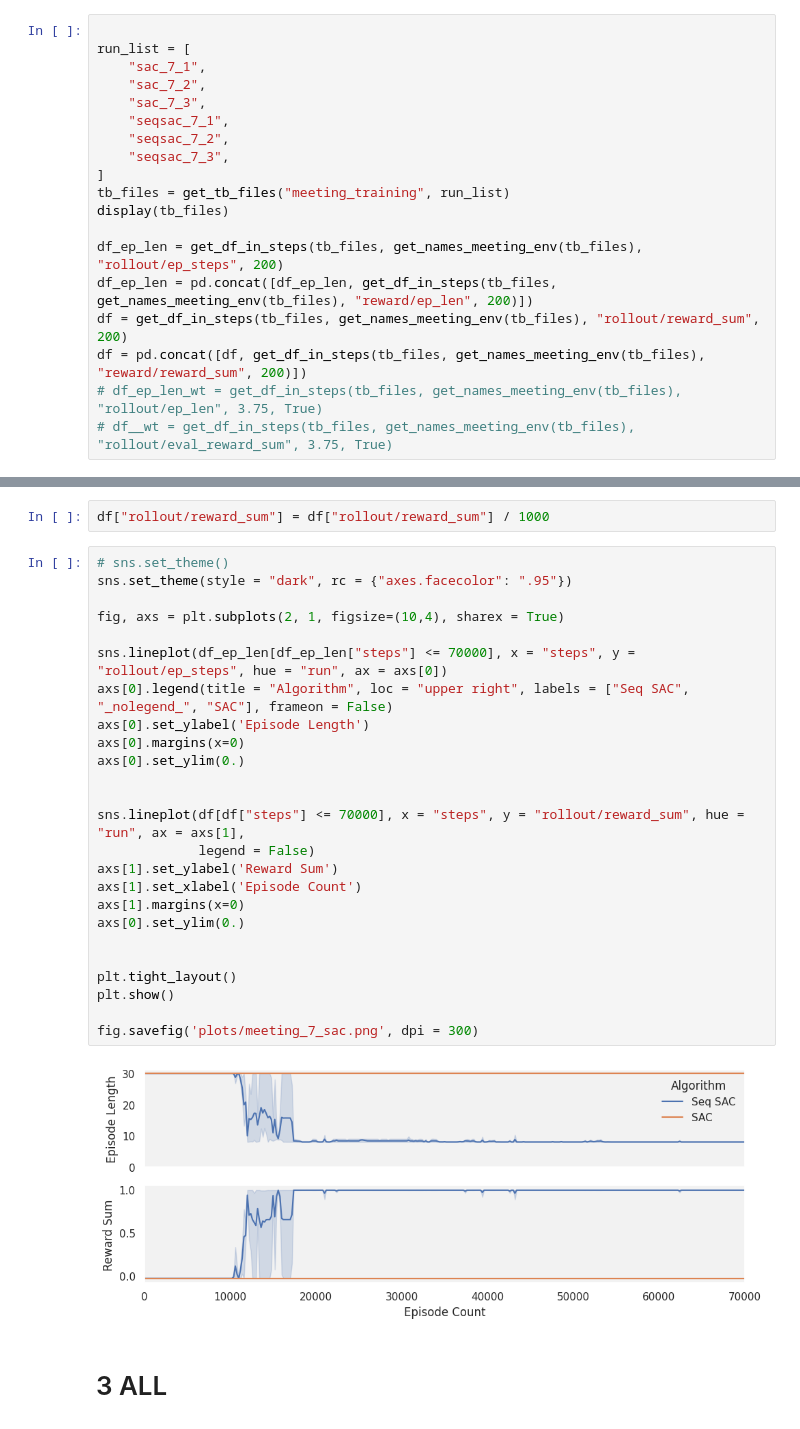
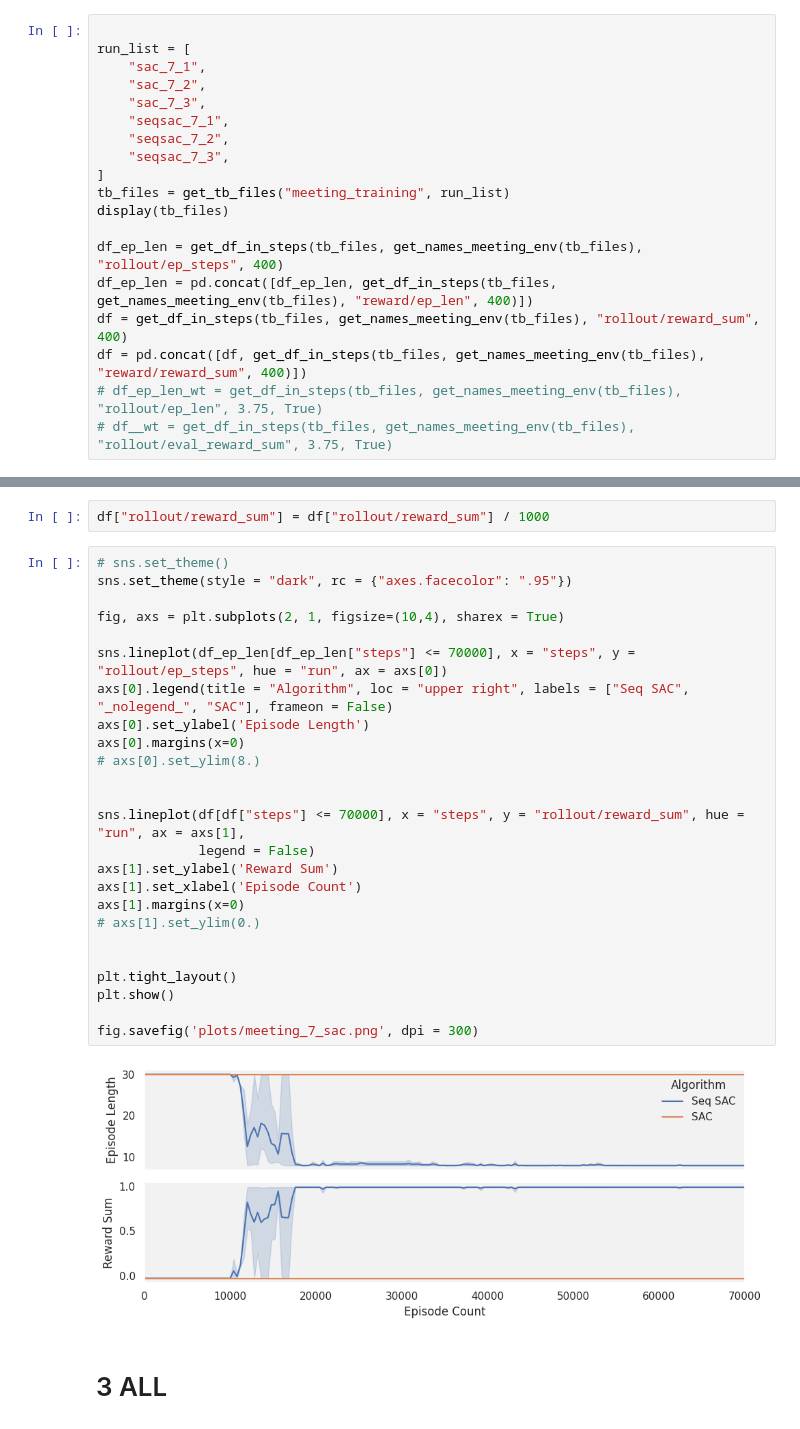
Before and after one commit to hkolstee/masterThesis, a Jupyter notebook: visualization_meeting_plots.ipynb, the cells around one changed output, grey strips where cells are left out. Cells and saved outputs as stored; diff of their text form.

```diff
--- a/visualization_meeting_plots.ipynb
+++ b/visualization_meeting_plots.ipynb
@@ -730,10 +730,10 @@ run_list = [
 tb_files = get_tb_files("meeting_training", run_list)
 display(tb_files)
 
-df_ep_len = get_df_in_steps(tb_files, get_names_meeting_env(tb_files), "rollout/ep_steps", 200)
-df_ep_len = pd.concat([df_ep_len, get_df_in_steps(tb_files, get_names_meeting_env(tb_files), "reward/ep_len", 200)])
-df = get_df_in_steps(tb_files, get_names_meeting_env(tb_files), "rollout/reward_sum", 200)
-df = pd.concat([df, get_df_in_steps(tb_files, get_names_meeting_env(tb_files), "reward/reward_sum", 200)])
+df_ep_len = get_df_in_steps(tb_files, get_names_meeting_env(tb_files), "rollout/ep_steps", 400)
+df_ep_len = pd.concat([df_ep_len, get_df_in_steps(tb_files, get_names_meeting_env(tb_files), "reward/ep_len", 400)])
+df = get_df_in_steps(tb_files, get_names_meeting_env(tb_files), "rollout/reward_sum", 400)
+df = pd.concat([df, get_df_in_steps(tb_files, get_names_meeting_env(tb_files), "reward/reward_sum", 400)])
 # df_ep_len_wt = get_df_in_steps(tb_files, get_names_meeting_env(tb_files), "rollout/ep_len", 3.75, True)
 # df__wt = get_df_in_steps(tb_files, get_names_meeting_env(tb_files), "rollout/eval_reward_sum", 3.75, True)
 # %% [output]
@@ -776,30 +776,30 @@ df["rollout/reward_sum"] = df["rollout/reward_sum"] / 1000
 # %%
 # sns.set_theme()
 sns.set_theme(style = "dark", rc = {"axes.facecolor": ".95"})
 
 fig, axs = plt.subplots(2, 1, figsize=(10,4), sharex = True)
 
 sns.lineplot(df_ep_len[df_ep_len["steps"] <= 70000], x = "steps", y = "rollout/ep_steps", hue = "run", ax = axs[0])
 axs[0].legend(title = "Algorithm", loc = "upper right", labels = ["Seq SAC", "_nolegend_", "SAC"], frameon = False)
 axs[0].set_ylabel('Episode Length')
 axs[0].margins(x=0)
-axs[0].set_ylim(0.)
+# axs[0].set_ylim(8.)
 
 
 sns.lineplot(df[df["steps"] <= 70000], x = "steps", y = "rollout/reward_sum", hue = "run", ax = axs[1],
              legend = False)
 axs[1].set_ylabel('Reward Sum')
 axs[1].set_xlabel('Episode Count')
 axs[1].margins(x=0)
-axs[0].set_ylim(0.)
+# axs[1].set_ylim(0.)
 
 
 plt.tight_layout()
 plt.show()
 
 fig.savefig('plots/meeting_7_sac.png', dpi = 300)
 # %% [output]
-[figure, old version]
+[figure, new version]
 # %% [markdown]
 # 3 ALL
 # %%
```
Also changed, not shown: parts of 3 cells of this notebook, 3 other files.
